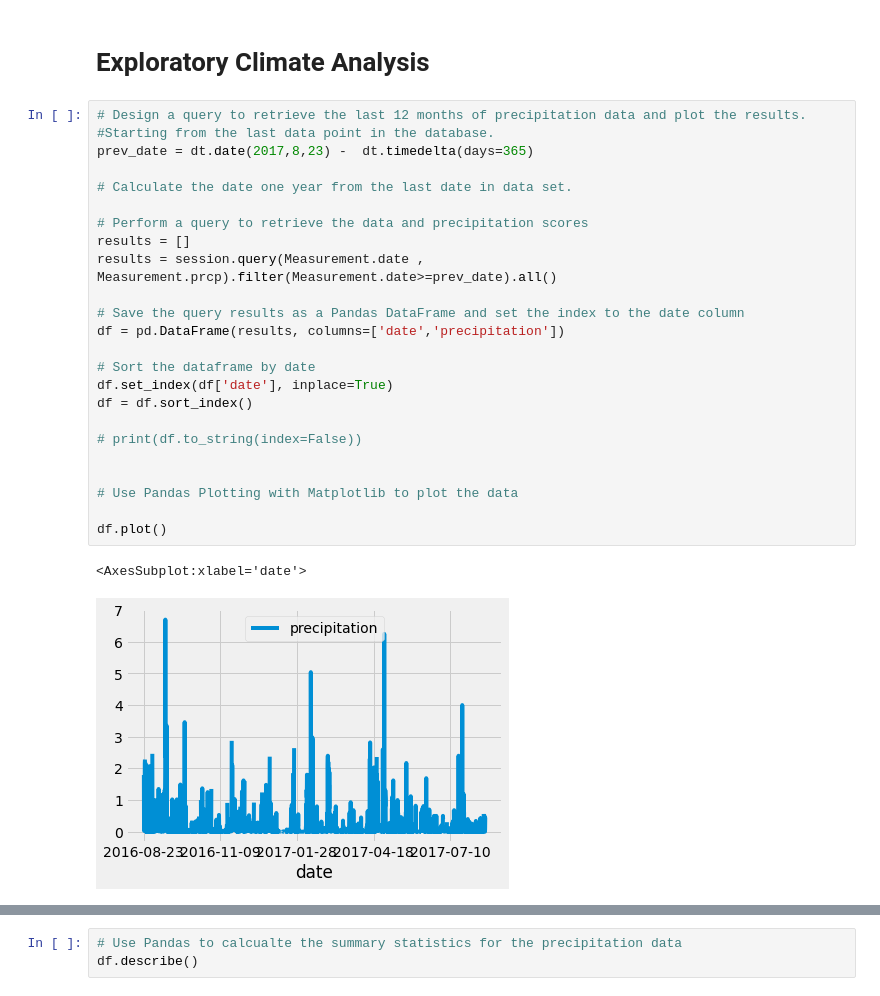
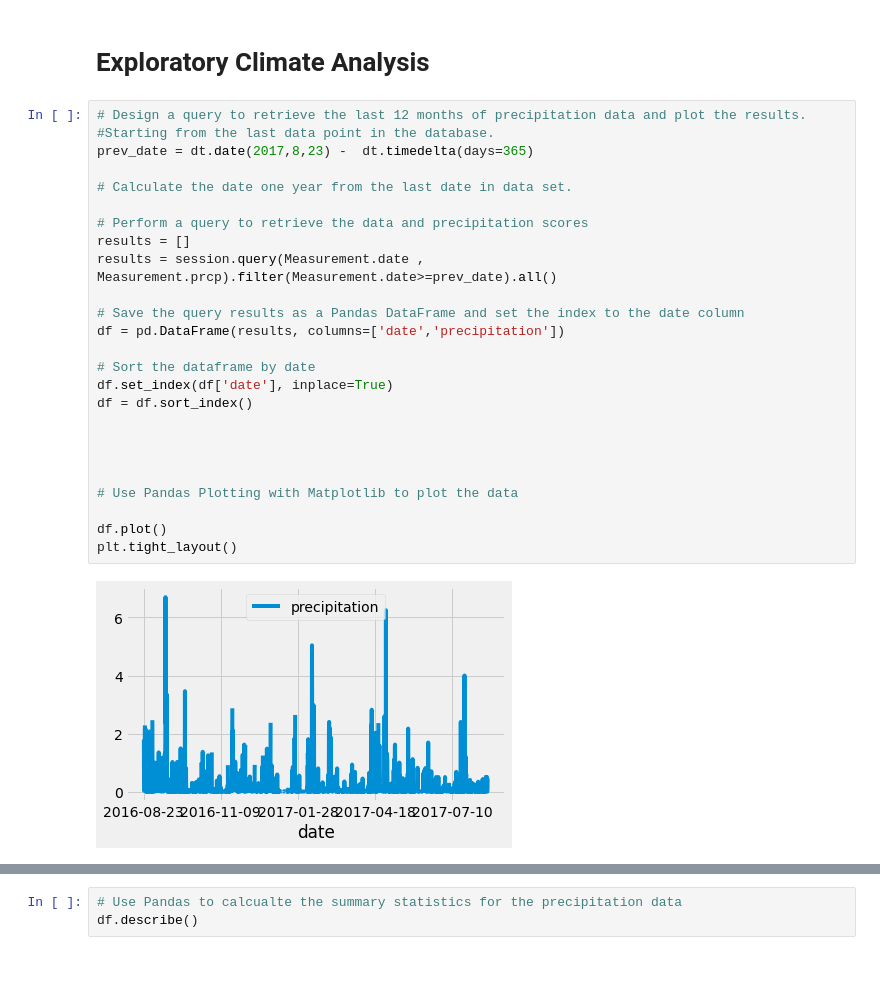
Before and after one commit to bbneves/surfs_up, a Jupyter notebook: climate_analysis.ipynb, the cells around one changed output, grey strips where cells are left out. Cells and saved outputs as stored; diff of their text form; blank space fills up the shorter version.

```diff
--- a/climate_analysis.ipynb
+++ b/climate_analysis.ipynb
@@ -40,27 +40,27 @@ session = Session(engine)
 # %%
 # Design a query to retrieve the last 12 months of precipitation data and plot the results.
 #Starting from the last data point in the database.
 prev_date = dt.date(2017,8,23) -  dt.timedelta(days=365)
 
 # Calculate the date one year from the last date in data set.
 
 # Perform a query to retrieve the data and precipitation scores
 results = []
 results = session.query(Measurement.date , Measurement.prcp).filter(Measurement.date>=prev_date).all()
 
 # Save the query results as a Pandas DataFrame and set the index to the date column
 df = pd.DataFrame(results, columns=['date','precipitation'])
 
 # Sort the dataframe by date
 df.set_index(df['date'], inplace=True)
 df = df.sort_index()
 
-# print(df.to_string(index=False))
+
 
 
 # Use Pandas Plotting with Matplotlib to plot the data
 
 df.plot()
+plt.tight_layout()
 # %% [output]
-<AxesSubplot:xlabel='date'>
-[figure, old version]
+[figure, new version]
```
Also changed, not shown: parts of 5 cells of this notebook.
